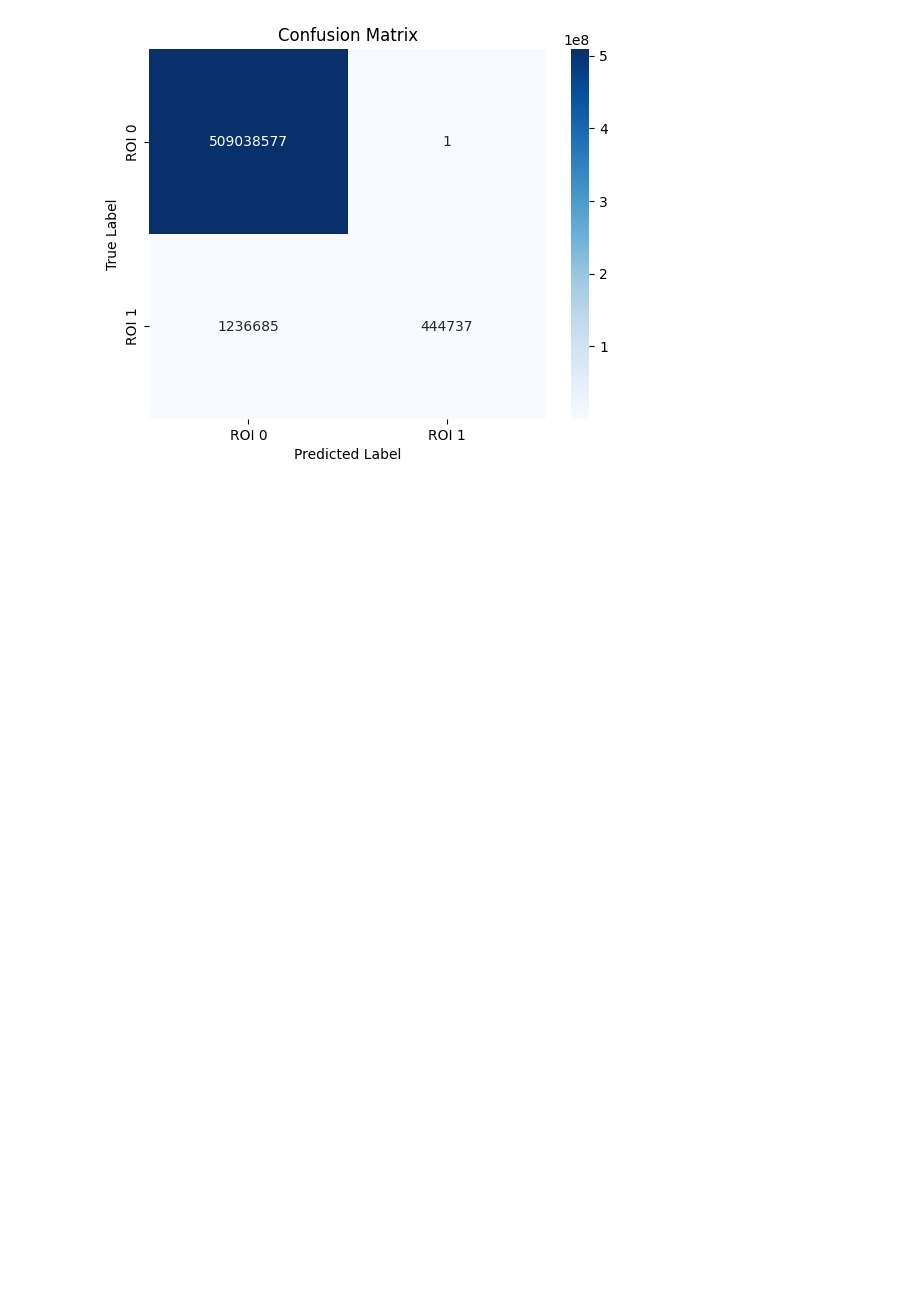
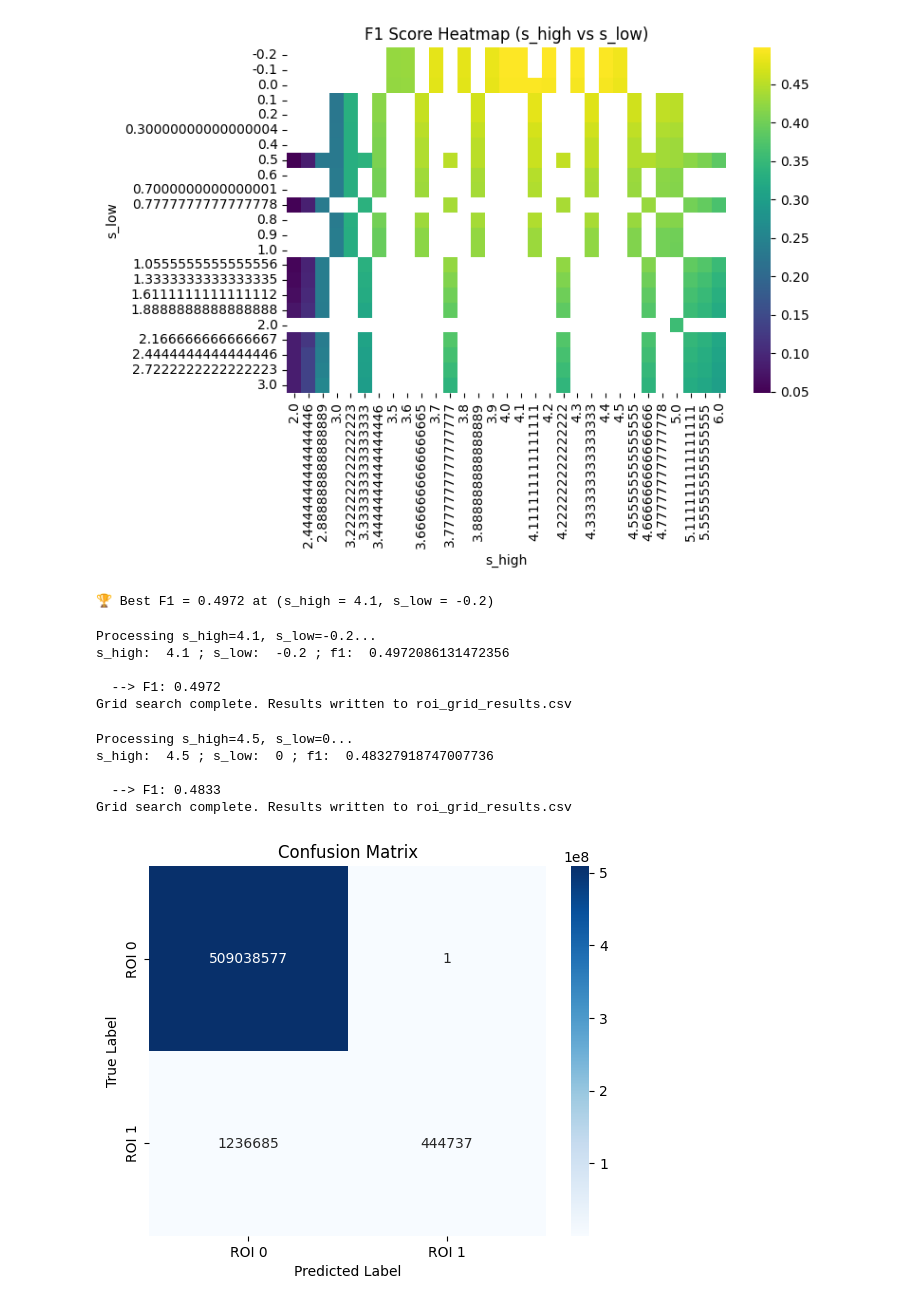
Before and after one commit to mking99456/Ar39-CNN, a Jupyter notebook: Threshold_Selection.ipynb, the cells around one changed output. Drawn from its saved outputs; the diff is of its cells as text; code cells hidden in the pictures; blank space fills up the shorter version.

```diff
--- a/Threshold_Selection.ipynb
+++ b/Threshold_Selection.ipynb
@@ -97,3 +173,55 @@ F1 Score: 0.4183
+# %%
+import pandas as pd
+import seaborn as sns
+
+# Create pivot table
+df = pd.DataFrame({
+    's_high': s_high_vals,
+    's_low': s_low_vals,
+    'f1': f1_score
+})
+
+# Round values to avoid floating-point mismatches
+pivot = df.pivot_table(values='f1', index='s_low', columns='s_high', aggfunc='max')
+
+plt.figure(figsize=(8, 6))
+sns.heatmap(pivot, annot=False, fmt=".3f", cmap="viridis")
+plt.title("F1 Score Heatmap (s_high vs s_low)")
+plt.xlabel("s_high")
+plt.ylabel("s_low")
+plt.tight_layout()
+plt.show()
+# %% [output]
+[figure, added]
+# %%
+max_idx = np.argmax(f1_score)
+best_s_high = s_high_vals[max_idx]
+best_s_low = s_low_vals[max_idx]
+best_f1 = f1_score[max_idx]
+
+print(f"🏆 Best F1 = {best_f1:.4f} at (s_high = {best_s_high}, s_low = {best_s_low})")
+# %% [output]
+🏆 Best F1 = 0.4972 at (s_high = 4.1, s_low = -0.2)
+# %%
+s_high_vals = [best_s_high]
+s_low_vals = [best_s_low]
+
+# Run the grid search
+run_grid_search(noise_data, roi_true, s_high_vals, s_low_vals, save=True, write=False)
+# %% [output]
+Processing s_high=4.1, s_low=-0.2...
+s_high:  4.1 ; s_low:  -0.2 ; f1:  0.4972086131472356
+
+  --> F1: 0.4972
+Grid search complete. Results written to roi_grid_results.csv
+# %%
+run_grid_search(noise_data, roi_true, [4.5],[0], save=True, write=True)
+# %% [output]
+Processing s_high=4.5, s_low=0...
+s_high:  4.5 ; s_low:  0 ; f1:  0.48327918747007736
+
+  --> F1: 0.4833
+Grid search complete. Results written to roi_grid_results.csv
 # %%
 from sklearn.metrics import confusion_matrix
 import seaborn as sns
```
Also changed, not shown: parts of 6 cells of this notebook, 1 other file.
